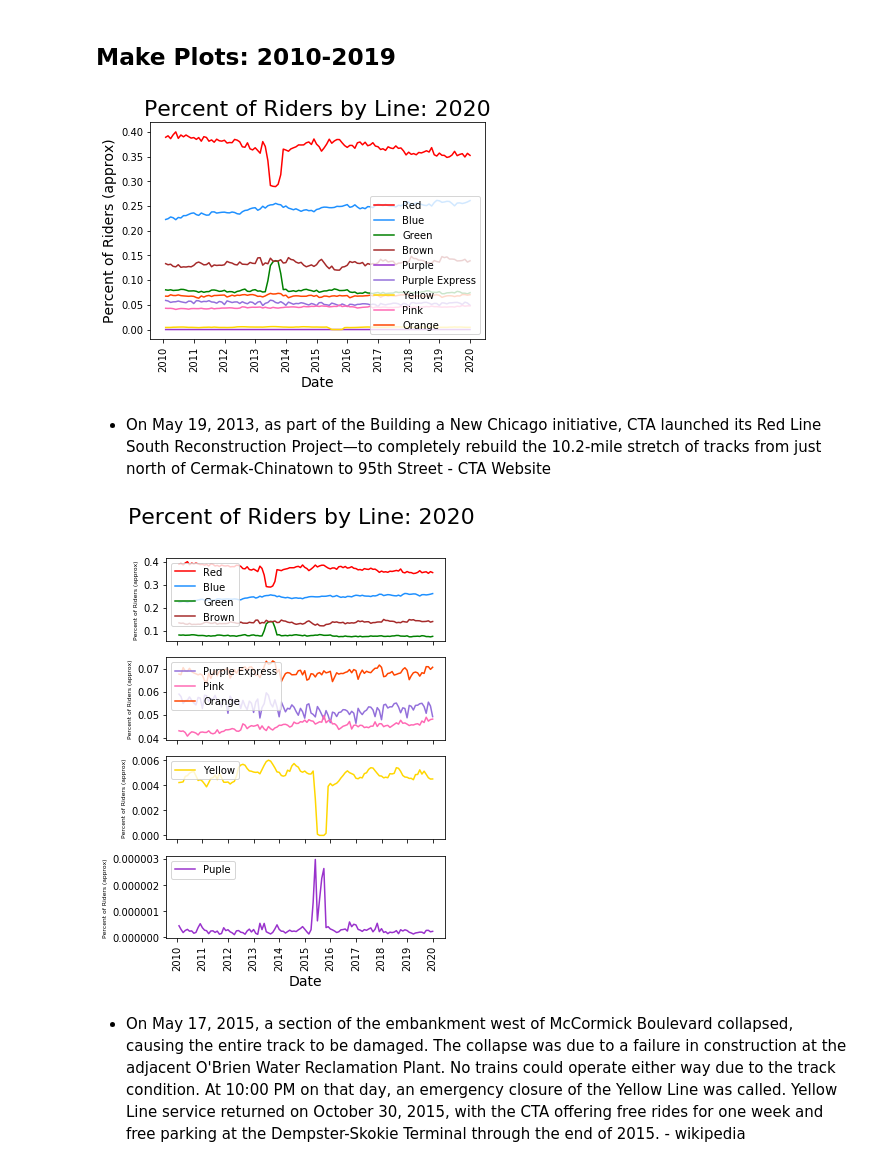
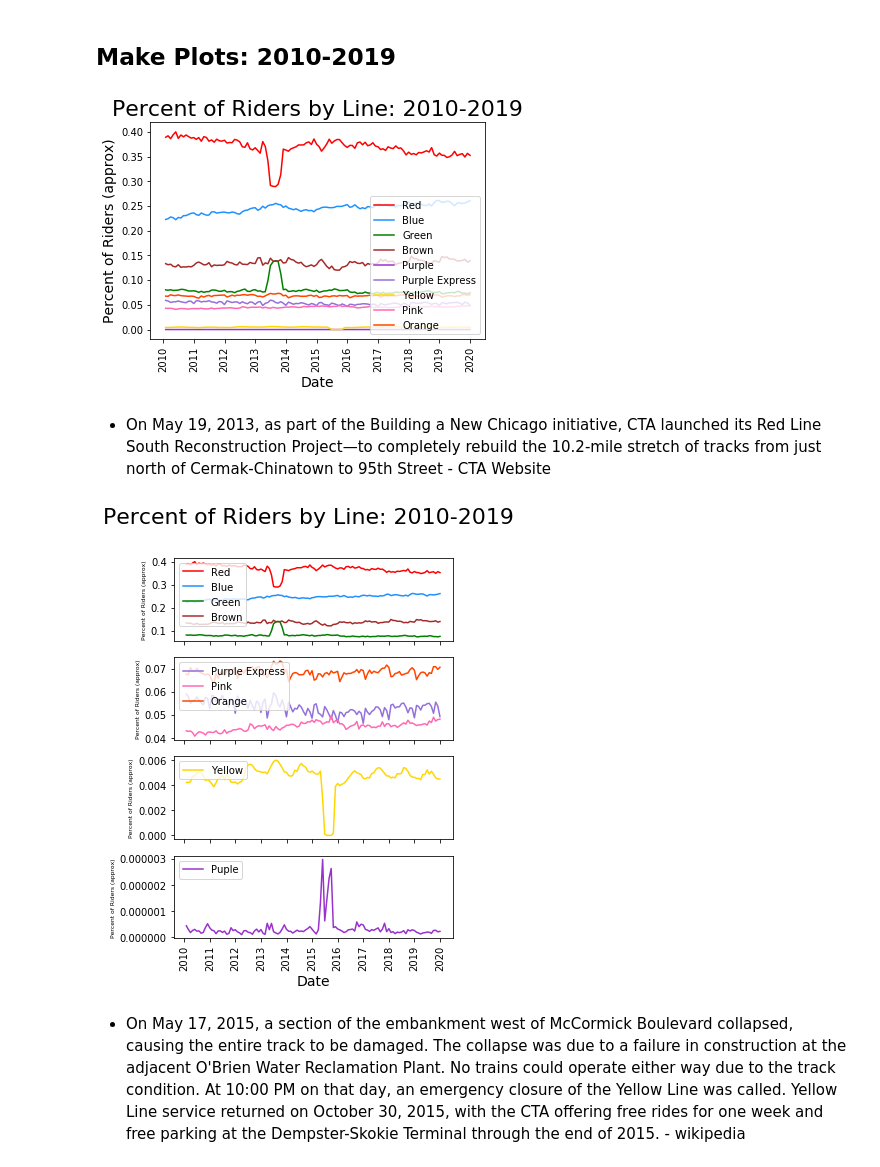
Before and after one commit to cdfencing/Project-I, a Jupyter notebook: Lines analysis/Lines.ipynb, the cells around one changed output. Saved outputs shown, nothing was run; the diff lists cells and outputs as text; code cells hidden in the pictures.

Commit message:
Fixed titles on plots

```diff
--- a/Lines analysis/Lines.ipynb
+++ b/Lines analysis/Lines.ipynb
@@ -206,17 +206,17 @@ for line in line_names:
 # %%
 fig , ax = plt.subplots(1)
 for line in line_names:
     ax.plot(lines_df[line + '_percent'], color = colors[line], label = line)
 
 plt.xticks(rotation = 90)
 plt.xlabel('Date', size=14)
 plt.ylabel('Percent of Riders (approx)', size =14)
-plt.title('Percent of Riders by Line: 2020', size= 22)
+plt.title('Percent of Riders by Line: 2010-2019', size= 22)
 plt.legend(loc = 'lower right')
 
 plt.savefig('Output/figures/all_2010_2019.png', bbox_inches='tight')
 # %% [output]
-[figure, old version]
+[figure, new version]
 # %% [markdown]
 * On May 19, 2013, as part of the Building a New Chicago initiative, CTA launched its Red Line South Reconstruction Project—to completely rebuild the 10.2-mile stretch of tracks from just north of Cermak-Chinatown to 95th Street - CTA Website
 # %%
@@ -235,13 +235,13 @@ for i in range(0,4):
 
 plt.xticks(rotation = 90)
 plt.xlabel('Date', size=14)
-plt.suptitle('Percent of Riders by Line: 2020', size= 22)
+plt.suptitle('Percent of Riders by Line: 2010-2019', size= 22)
 for i in range(0,4):
     ax[i].legend(loc = 'upper left')
 
 plt.savefig('Output/figures/subplots_2010_2019.png', bbox_inches='tight')
 # %% [output]
-[figure, old version]
+[figure, new version]
 # %% [markdown]
 * On May 17, 2015, a section of the embankment west of McCormick Boulevard collapsed, causing the entire track to be damaged. The collapse was due to a failure in construction at the adjacent O'Brien Water Reclamation Plant. No trains could operate either way due to the track condition. At 10:00 PM on that day, an emergency closure of the Yellow Line was called. Yellow Line service returned on October 30, 2015, with the CTA offering free rides for one week and free parking at the Dempster-Skokie Terminal through the end of 2015. - wikipedia
 # %%
```
Also changed, not shown: parts of 4 cells of this notebook, 6 other files.
